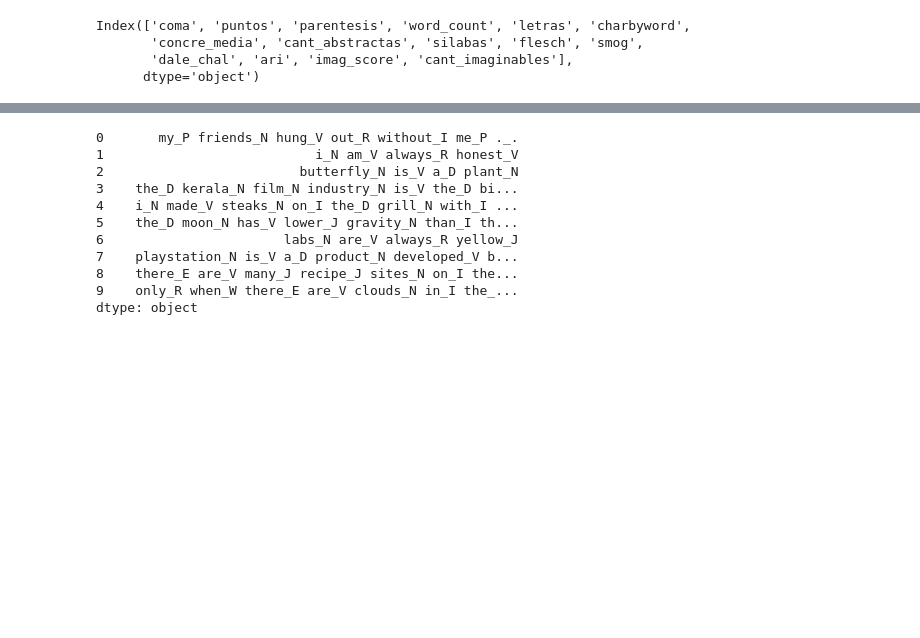
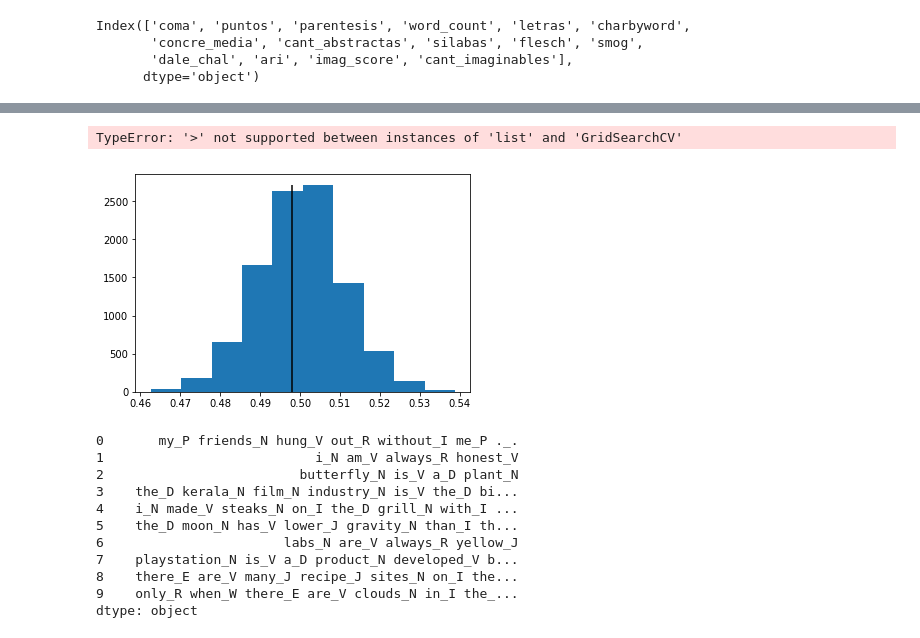
Before and after one commit to jpilorget/textmining-pf, a Jupyter notebook: Text Mining - Trabajo Final.ipynb, the cells around one changed output, grey strips where cells are left out. Cells and saved outputs as stored; diff of their text form; code cells hidden in the pictures; blank space fills up the shorter version.

```diff
--- a/Text Mining - Trabajo Final.ipynb
+++ b/Text Mining - Trabajo Final.ipynb
@@ -294,7 +294,7 @@ Text(0.5,1,'p-val=0.0')
 # %%
 clf_RF = RandomForestClassifier(class_weight="balanced",random_state=123)
 # Parametros a variar
-parameters = {'n_estimators':[200,500,1000,1200],'max_features': [10,20,'auto'],"max_depth":[5,10,None] }
+parameters = {'n_estimators':[1200],'max_features': [10,20,'auto'],"max_depth":[5,10,None] }
 # define un grid search a realizar
 grid_search_RF = GridSearchCV(clf_RF, parameters,scoring='f1_macro',cv=10,return_train_score=True, n_jobs=-1)
 # realiza el grid search evaluando el modelo en un esquema de Cross-Validation
@@ -608,3 +610,10 @@ numpy.float64
+# %%
+histograma = plt.hist(f_measure_random)
+plt.vlines(MNB_score,ymin=0,ymax=histograma[0].max())
+plt.title("p-val="+str((f_measure_random>grid_search_mod).sum()/len(f_measure_random)))
+# %% [output]
+TypeError: '>' not supported between instances of 'list' and 'GridSearchCV'
+[figure, added]
 # %%
 from sklearn import linear_model
 # %%
```
Also changed, not shown: parts of 65 cells of this notebook.
